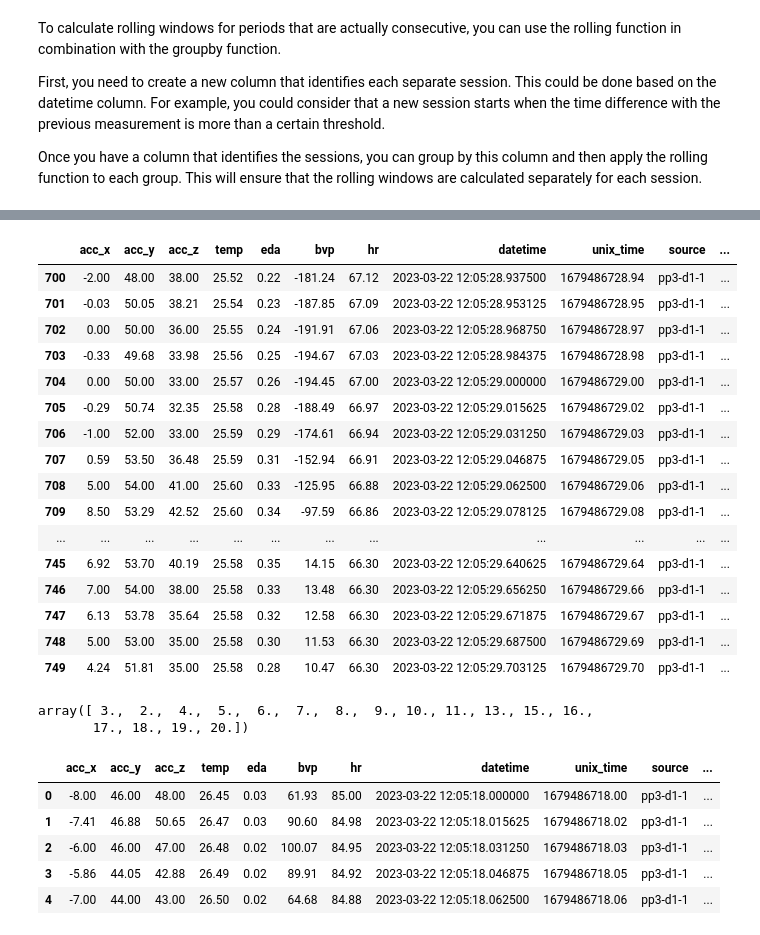
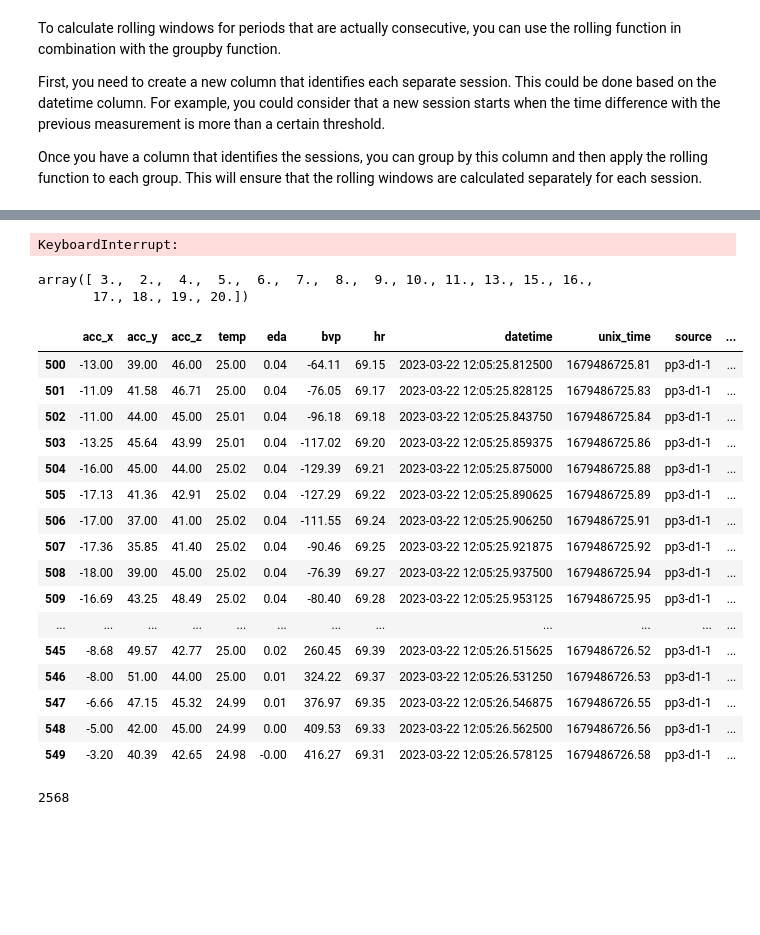
Before and after one commit to koenraijer/IP-TNT, a Jupyter notebook: 06_feature_engineering.ipynb, the cells around one changed output, grey strips where cells are left out. Saved outputs shown, nothing was run; the diff lists cells and outputs as text; code cells hidden in the pictures; blank space fills up the shorter version.

```diff
--- a/06_feature_engineering.ipynb
+++ b/06_feature_engineering.ipynb
@@ -37,5 +169,5 @@ df['session_id'] = (df['datetime'].diff() > pd.Timedelta(seconds=1/64)).cumsum()
 # %%
-s = 10 # Window size in seconds
+s = 8 # Window size in seconds (8 seconds appears to be optimal based on theorising)
 sr = 64
 win = sr*s
 
@@ -151,26 +283,8 @@ df['hr_skew'] = temp['hr'].rolling(window=win).skew().reset_index(0, drop=True)
 
 # Kurtosis
 df['hr_kurt'] = temp['hr'].rolling(window=win).kurt().reset_index(0, drop=True)
+# %% [output]
+KeyboardInterrupt:
-# %%
-df.iloc[700:750]
-# %% [output]
-|  | acc_x | acc_y | acc_z | temp | eda | bvp | hr | datetime | unix_time | source | ... |
-| 700 | -2.00 | 48.00 | 38.00 | 25.52 | 0.22 | -181.24 | 67.12 | 2023-03-22 12:05:28.937500 | 1679486728.94 | pp3-d1-1 | ... |
-| 701 | -0.03 | 50.05 | 38.21 | 25.54 | 0.23 | -187.85 | 67.09 | 2023-03-22 12:05:28.953125 | 1679486728.95 | pp3-d1-1 | ... |
-| 702 | 0.00 | 50.00 | 36.00 | 25.55 | 0.24 | -191.91 | 67.06 | 2023-03-22 12:05:28.968750 | 1679486728.97 | pp3-d1-1 | ... |
-| 703 | -0.33 | 49.68 | 33.98 | 25.56 | 0.25 | -194.67 | 67.03 | 2023-03-22 12:05:28.984375 | 1679486728.98 | pp3-d1-1 | ... |
-| 704 | 0.00 | 50.00 | 33.00 | 25.57 | 0.26 | -194.45 | 67.00 | 2023-03-22 12:05:29.000000 | 1679486729.00 | pp3-d1-1 | ... |
-| 705 | -0.29 | 50.74 | 32.35 | 25.58 | 0.28 | -188.49 | 66.97 | 2023-03-22 12:05:29.015625 | 1679486729.02 | pp3-d1-1 | ... |
-| 706 | -1.00 | 52.00 | 33.00 | 25.59 | 0.29 | -174.61 | 66.94 | 2023-03-22 12:05:29.031250 | 1679486729.03 | pp3-d1-1 | ... |
-| 707 | 0.59 | 53.50 | 36.48 | 25.59 | 0.31 | -152.94 | 66.91 | 2023-03-22 12:05:29.046875 | 1679486729.05 | pp3-d1-1 | ... |
-| 708 | 5.00 | 54.00 | 41.00 | 25.60 | 0.33 | -125.95 | 66.88 | 2023-03-22 12:05:29.062500 | 1679486729.06 | pp3-d1-1 | ... |
-| 709 | 8.50 | 53.29 | 42.52 | 25.60 | 0.34 | -97.59 | 66.86 | 2023-03-22 12:05:29.078125 | 1679486729.08 | pp3-d1-1 | ... |
-| ... | ... | ... | ... | ... | ... | ... | ... | ... | ... | ... | ... |
-| 745 | 6.92 | 53.70 | 40.19 | 25.58 | 0.35 | 14.15 | 66.30 | 2023-03-22 12:05:29.640625 | 1679486729.64 | pp3-d1-1 | ... |
-| 746 | 7.00 | 54.00 | 38.00 | 25.58 | 0.33 | 13.48 | 66.30 | 2023-03-22 12:05:29.656250 | 1679486729.66 | pp3-d1-1 | ... |
-| 747 | 6.13 | 53.78 | 35.64 | 25.58 | 0.32 | 12.58 | 66.30 | 2023-03-22 12:05:29.671875 | 1679486729.67 | pp3-d1-1 | ... |
-| 748 | 5.00 | 53.00 | 35.00 | 25.58 | 0.30 | 11.53 | 66.30 | 2023-03-22 12:05:29.687500 | 1679486729.69 | pp3-d1-1 | ... |
-| 749 | 4.24 | 51.81 | 35.00 | 25.58 | 0.28 | 10.47 | 66.30 | 2023-03-22 12:05:29.703125 | 1679486729.70 | pp3-d1-1 | ... |
 # %%
 # Create a dictionary that maps the original filenames to the new filenames
 filename_map = {
@@ -197,15 +311,26 @@ df['participant'].unique()
 # %% [output]
 array([ 3.,  2.,  4.,  5.,  6.,  7.,  8.,  9., 10., 11., 13., 15., 16.,
        17., 18., 19., 20.])
-# %%
-df.head()
-# %% [output]
-|  | acc_x | acc_y | acc_z | temp | eda | bvp | hr | datetime | unix_time | source | ... |
-| 0 | -8.00 | 46.00 | 48.00 | 26.45 | 0.03 | 61.93 | 85.00 | 2023-03-22 12:05:18.000000 | 1679486718.00 | pp3-d1-1 | ... |
-| 1 | -7.41 | 46.88 | 50.65 | 26.47 | 0.03 | 90.60 | 84.98 | 2023-03-22 12:05:18.015625 | 1679486718.02 | pp3-d1-1 | ... |
-| 2 | -6.00 | 46.00 | 47.00 | 26.48 | 0.02 | 100.07 | 84.95 | 2023-03-22 12:05:18.031250 | 1679486718.03 | pp3-d1-1 | ... |
-| 3 | -5.86 | 44.05 | 42.88 | 26.49 | 0.02 | 89.91 | 84.92 | 2023-03-22 12:05:18.046875 | 1679486718.05 | pp3-d1-1 | ... |
-| 4 | -7.00 | 44.00 | 43.00 | 26.50 | 0.02 | 64.68 | 84.88 | 2023-03-22 12:05:18.062500 | 1679486718.06 | pp3-d1-1 | ... |
+# %%
+df.iloc[500:550]
+# %% [output]
+|  | acc_x | acc_y | acc_z | temp | eda | bvp | hr | datetime | unix_time | source | ... |
+| 500 | -13.00 | 39.00 | 46.00 | 25.00 | 0.04 | -64.11 | 69.15 | 2023-03-22 12:05:25.812500 | 1679486725.81 | pp3-d1-1 | ... |
+| 501 | -11.09 | 41.58 | 46.71 | 25.00 | 0.04 | -76.05 | 69.17 | 2023-03-22 12:05:25.828125 | 1679486725.83 | pp3-d1-1 | ... |
+| 502 | -11.00 | 44.00 | 45.00 | 25.01 | 0.04 | -96.18 | 69.18 | 2023-03-22 12:05:25.843750 | 1679486725.84 | pp3-d1-1 | ... |
+| 503 | -13.25 | 45.64 | 43.99 | 25.01 | 0.04 | -117.02 | 69.20 | 2023-03-22 12:05:25.859375 | 1679486725.86 | pp3-d1-1 | ... |
+| 504 | -16.00 | 45.00 | 44.00 | 25.02 | 0.04 | -129.39 | 69.21 | 2023-03-22 12:05:25.875000 | 1679486725.88 | pp3-d1-1 | ... |
+| 505 | -17.13 | 41.36 | 42.91 | 25.02 | 0.04 | -127.29 | 69.22 | 2023-03-22 12:05:25.890625 | 1679486725.89 | pp3-d1-1 | ... |
+| 506 | -17.00 | 37.00 | 41.00 | 25.02 | 0.04 | -111.55 | 69.24 | 2023-03-22 12:05:25.906250 | 1679486725.91 | pp3-d1-1 | ... |
+| 507 | -17.36 | 35.85 | 41.40 | 25.02 | 0.04 | -90.46 | 69.25 | 2023-03-22 12:05:25.921875 | 1679486725.92 | pp3-d1-1 | ... |
+| 508 | -18.00 | 39.00 | 45.00 | 25.02 | 0.04 | -76.39 | 69.27 | 2023-03-22 12:05:25.937500 | 1679486725.94 | pp3-d1-1 | ... |
+| 509 | -16.69 | 43.25 | 48.49 | 25.02 | 0.04 | -80.40 | 69.28 | 2023-03-22 12:05:25.953125 | 1679486725.95 | pp3-d1-1 | ... |
+| ... | ... | ... | ... | ... | ... | ... | ... | ... | ... | ... | ... |
+| 545 | -8.68 | 49.57 | 42.77 | 25.00 | 0.02 | 260.45 | 69.39 | 2023-03-22 12:05:26.515625 | 1679486726.52 | pp3-d1-1 | ... |
+| 546 | -8.00 | 51.00 | 44.00 | 25.00 | 0.01 | 324.22 | 69.37 | 2023-03-22 12:05:26.531250 | 1679486726.53 | pp3-d1-1 | ... |
+| 547 | -6.66 | 47.15 | 45.32 | 24.99 | 0.01 | 376.97 | 69.35 | 2023-03-22 12:05:26.546875 | 1679486726.55 | pp3-d1-1 | ... |
+| 548 | -5.00 | 42.00 | 45.00 | 24.99 | 0.00 | 409.53 | 69.33 | 2023-03-22 12:05:26.562500 | 1679486726.56 | pp3-d1-1 | ... |
+| 549 | -3.20 | 40.39 | 42.65 | 24.98 | -0.00 | 416.27 | 69.31 | 2023-03-22 12:05:26.578125 | 1679486726.58 | pp3-d1-1 | ... |
 # %%
 # Save the dataframe
 # df.to_parquet('output/empatica_inquisit_merged_features.parquet', index=False)
@@ -219,0 +345,4 @@ df.to_csv('output/combined_feature_engineered_tnt_only.csv', index=False)
+# %%
+print(len(df))
+# %% [output]
+2568
```
Also changed, not shown: parts of 5 cells of this notebook, 8 other files.
